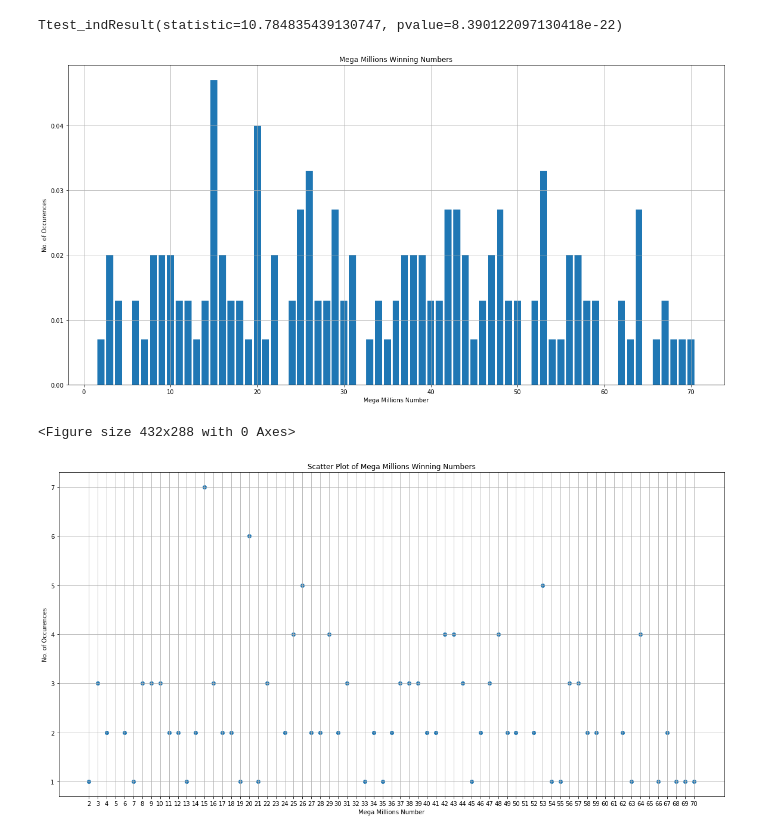
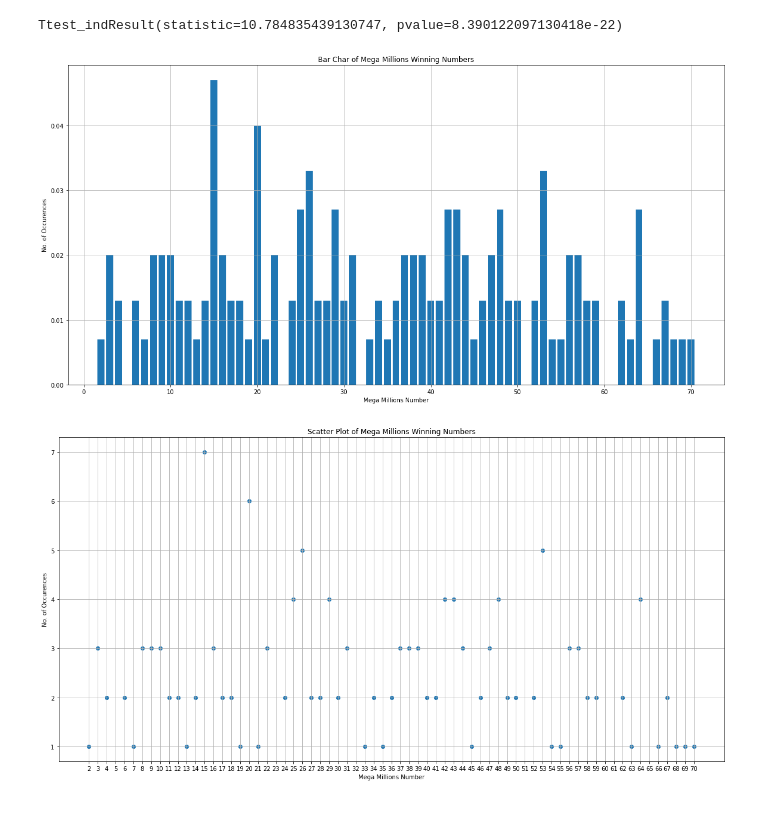
Before and after one commit to Jamals211/Gaming_The_Lottery, a Jupyter notebook: Lottery.ipynb, the cells around one changed output. Cells and saved outputs as stored; diff of their text form; code cells hidden in the pictures.

```diff
--- a/Lottery.ipynb
+++ b/Lottery.ipynb
@@ -165,36 +165,34 @@ for x in lst:
 # %%
 def frequencies(values):
     frequencies = {}
     for v in values:
         if v in frequencies:
             frequencies[v] += 1
         else:
             frequencies[v] = 1
     return frequencies
 def probabilities(sample, freqs):
     probs = []
     for k,v in freqs.items():
         probs.append(round(v/len(sample),3))
     return probs
 sample = lst                                    #lst is the list of numbers that are sorted
 freqs = frequencies(sample)                     # frequency is how often the number occurs
 probs = probabilities(sample, freqs)            #probabilility appends (#/length of the sample) to three decimal
 x_axis = list(set(sample))                      # x_axis just counts the numbers from 1 to 70
 fig = plt.figure(figsize = (20, 10))
 plt.bar(x_axis, probs)
 # plt.xticks(np.arange(min(x), max(x)+1, 1.0))
 
 
 plt.xlabel("Mega Millions Number")
 plt.ylabel("No. of Occurences")
-plt.title("Mega Millions Winning Numbers")
+plt.title("Bar Char of Mega Millions Winning Numbers")
 plt.grid()
-
+plt.savefig("Images/MegaMillionsProbabilityBar.png", bbox_inches='tight')
 plt.show()
-plt.savefig("Images/MegaMillionsProbabilityBar.png", bbox_inches='tight')
 # %% [output]
-[figure, old version]
+[figure, new version]
-<Figure size 432x288 with 0 Axes>
 # %%
 # dict(zip(x_axis, probs))
 # %%
```
Also changed, not shown: parts of 6 cells of this notebook, 3 other files.
